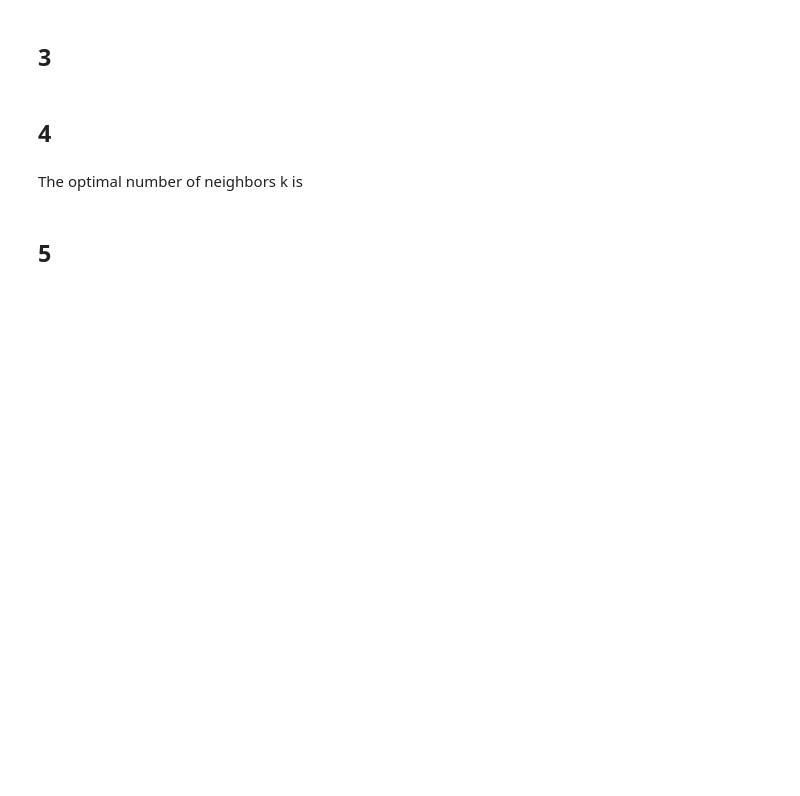
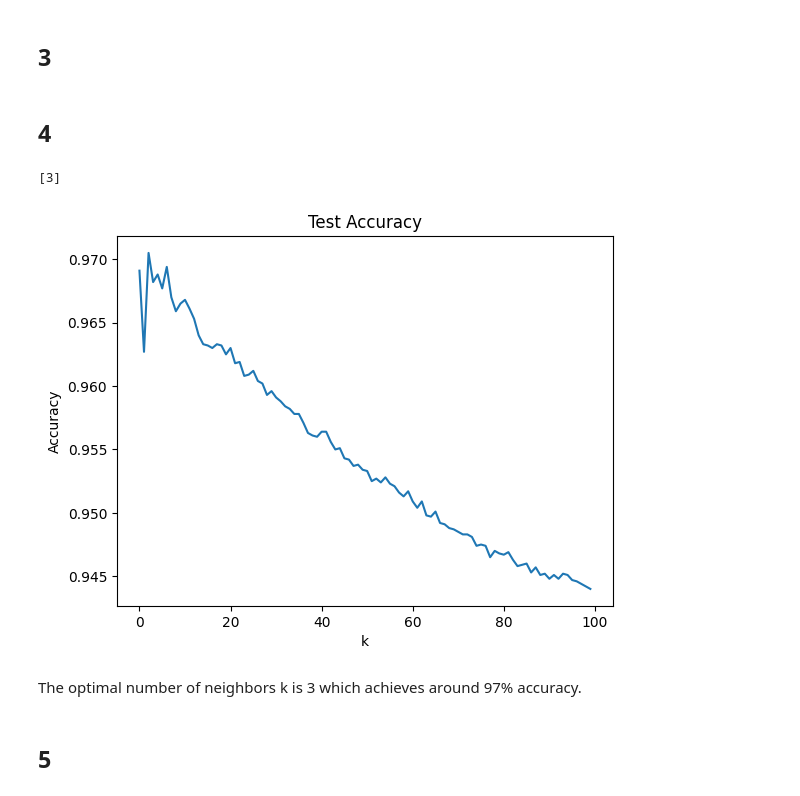
Before and after one commit to alyshaakhtar/DS3001-labs, a Jupyter notebook: 03_computer_vision/computer_vision.ipynb, the cells around one changed output. Drawn from its saved outputs; the diff is of its cells as text; code cells hidden in the pictures; blank space fills up the shorter version.

```diff
--- a/03_computer_vision/computer_vision.ipynb
+++ b/03_computer_vision/computer_vision.ipynb
@@ -182,27 +185,30 @@ Z_test = pd.DataFrame(Z_test)
 # %%
 from sklearn.neighbors import KNeighborsClassifier
 
-k_bar = 50
-k_grid = np.arange(2, k_bar)
-accuracy = np.zeros(k_bar)
+
+k_bar = 100
+Acc = np.zeros(k_bar)
 
 for k in range(k_bar):
-  knn = KNeighborsClassifier(n_neighbors = k + 1)
-  predictor = knn.fit(Z_train.values, y_train)
-  accuracy[k] = knn.score(Z_test.values, y_test)
+    model = KNeighborsClassifier(n_neighbors = k + 1)
+    fitted_model = model.fit(Z_train.values, y_train)
+    Acc[k] = model.score(Z_test.values, y_test)
 
-accuracy_max = np.max(accuracy)
-max_index = np.where(accuracy == accuracy_max)
-k_star = k_grid[max_index]
+Acc_max = np.max(Acc)
+max_index = np.where(Acc == Acc_max)
+k_star = max_index[0] + 1
 print(k_star)
 
-plt.plot(np.arange(0, k_bar), accuracy)
+plt.plot(np.arange(0, k_bar), Acc)
 plt.xlabel("k")
-plt.title("optimal k: "+ str(k_star))
-plt.ylabel('Accuracy')
+plt.ylabel("Accuracy")
+plt.title('Test Accuracy')
 plt.show()
+# %% [output]
+[3]
+[figure, added]
 # %% [markdown]
-The optimal number of neighbors k is
+The optimal number of neighbors k is 3 which achieves around 97% accuracy.
 # %% [markdown]
 ## 5
 # %%
```
Also changed, not shown: parts of 2 cells of this notebook.
